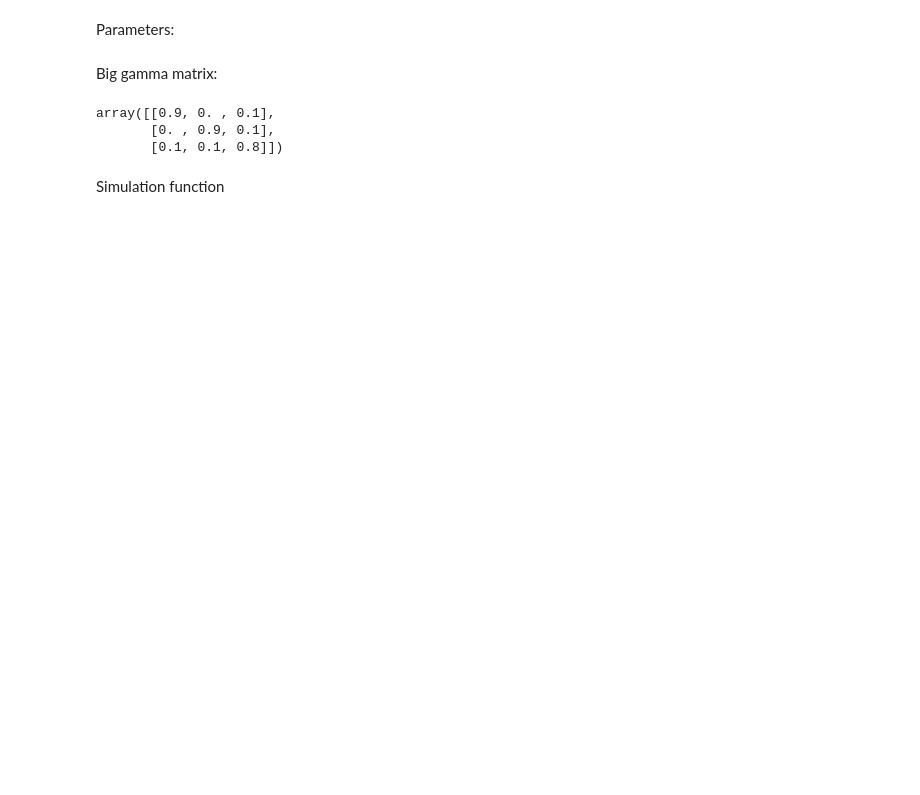
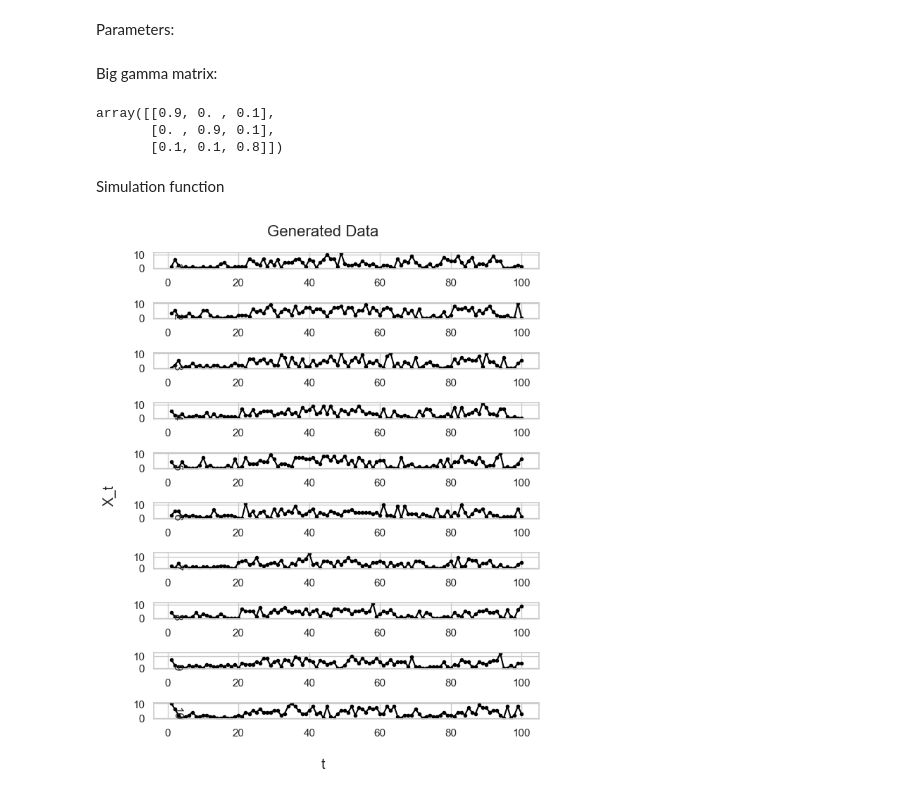
Before and after one commit to otto-groen-roepstorff/modcomp-project, a Jupyter notebook: code/michaela_notebook.ipynb, the cells around one changed output. Cells and saved outputs as stored; diff of their text form; code cells hidden in the pictures; blank space fills up the shorter version.

```diff
--- a/code/michaela_notebook.ipynb
+++ b/code/michaela_notebook.ipynb
@@ -4,3 +5,6 @@ from scipy.stats import poisson
+# %%
+import seaborn as sns
+sns.set(style="whitegrid")
 # %% [markdown]
 Parameters:
 # %%
@@ -46,3 +50,20 @@ def sim(n,T):
     return C,Z,X
 # %%
 C, Z, X = sim(10,100)
+# %%
+fig, axs = plt.subplots(10, 1, figsize= (6.5, 8))
+
+for i in range(10):
+    x_plot = list(range(1,100+1))
+    y_plot = X[i]
+    axs[i].plot(x_plot, y_plot, marker='o', markersize=3, color='black')
+    #axs[i].text(1.05, 0.5, f'{i + 1}', fontsize=12, rotation=270)
+
+fig.suptitle('Generated Data', fontsize=16)
+fig.supxlabel('t')
+fig.supylabel('X_t')
+
+plt.tight_layout()
+plt.show()
+# %% [output]
+[figure, added]
```
Also changed, not shown: parts of 1 cell of this notebook.
